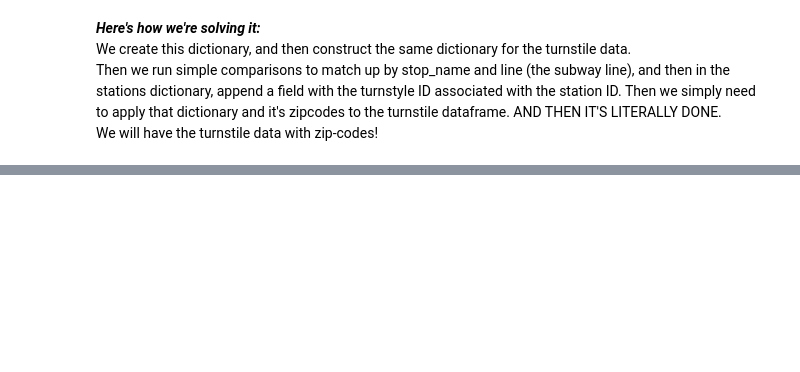
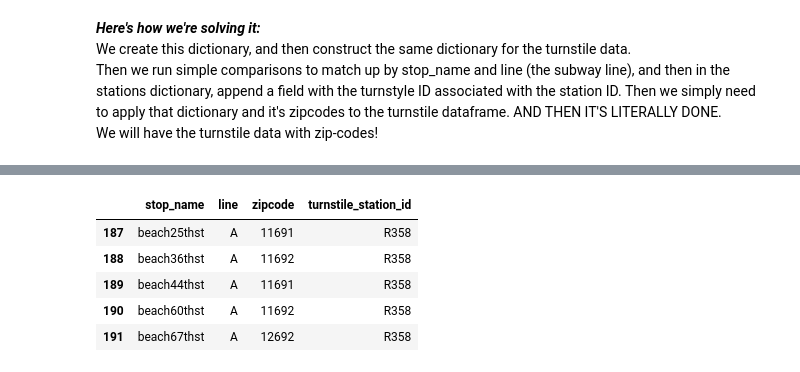
Before and after one commit to bshaiman/MTA-Project, a Jupyter notebook: the_merge_problem.ipynb, the cells around one changed output, grey strips where cells are left out. Cells and saved outputs as stored; diff of their text form; code cells hidden in the pictures; blank space fills up the shorter version.

```diff
--- a/the_merge_problem.ipynb
+++ b/the_merge_problem.ipynb
@@ -154,0 +248,9 @@ print(count,total)
+# %%
+new_stations_df[new_stations_df.turnstile_station_id=='R358']
+# %% [output]
+|  | stop_name | line | zipcode | turnstile_station_id |
+| 187 | beach25thst | A | 11691 | R358 |
+| 188 | beach36thst | A | 11692 | R358 |
+| 189 | beach44thst | A | 11691 | R358 |
+| 190 | beach60thst | A | 11692 | R358 |
+| 191 | beach67thst | A | 12692 | R358 |
```
Also changed, not shown: parts of 19 cells of this notebook, 1 other file.
